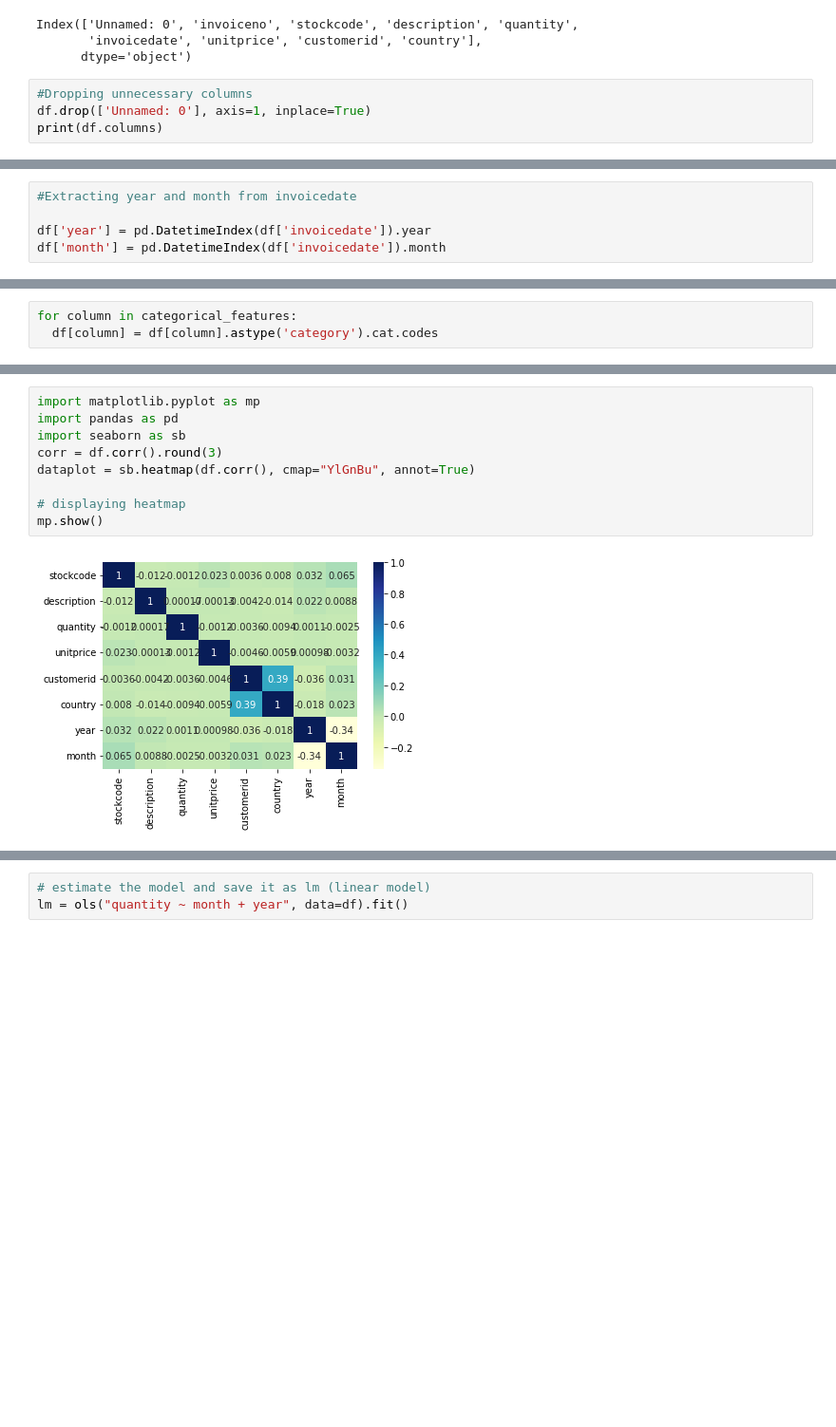
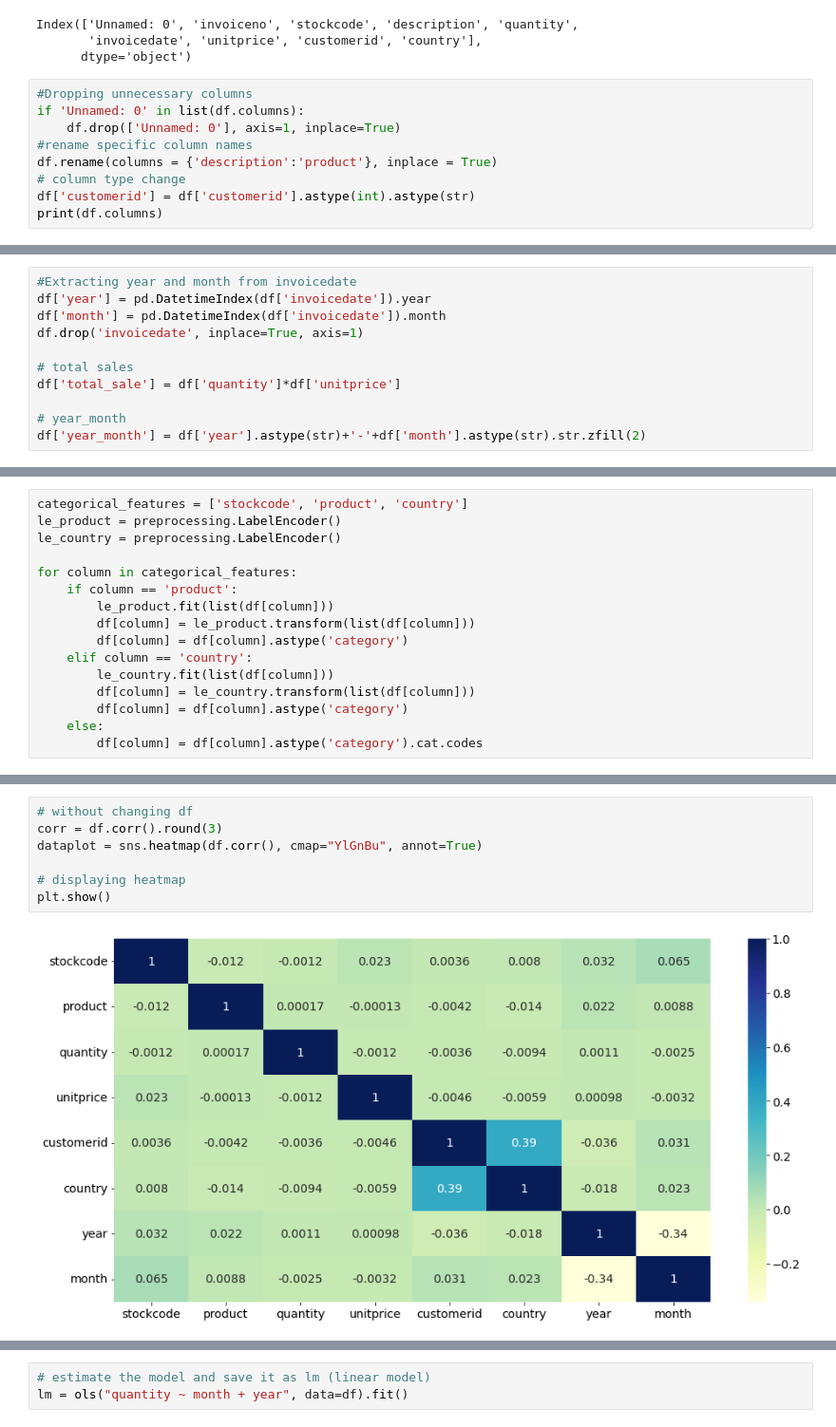
Before and after one commit to Aukerul-Shuvo/DAAS_Retail, a Jupyter notebook: notebook/Diagnostic Analysis.ipynb, the cells around one changed output, grey strips where cells are left out. Shown at 95% size. Drawn from its saved outputs; the diff is of its cells as text; blank space fills up the shorter version.

```diff
--- a/notebook/Diagnostic Analysis.ipynb
+++ b/notebook/Diagnostic Analysis.ipynb
@@ -30,6 +46,11 @@ Index(['Unnamed: 0', 'invoiceno', 'stockcode', 'description', 'quantity',
       dtype='object')
 # %%
 #Dropping unnecessary columns
-df.drop(['Unnamed: 0'], axis=1, inplace=True)
+if 'Unnamed: 0' in list(df.columns):
+    df.drop(['Unnamed: 0'], axis=1, inplace=True)
+#rename specific column names
+df.rename(columns = {'description':'product'}, inplace = True)
+# column type change
+df['customerid'] = df['customerid'].astype(int).astype(str)
 print(df.columns)
 # %% [output]
@@ -38,9 +59,15 @@ Index(['invoiceno', 'stockcode', 'description', 'quantity', 'invoicedate',
       dtype='object')
 # %%
 #Extracting year and month from invoicedate
-
 df['year'] = pd.DatetimeIndex(df['invoicedate']).year
 df['month'] = pd.DatetimeIndex(df['invoicedate']).month
+df.drop('invoicedate', inplace=True, axis=1)
+
+# total sales
+df['total_sale'] = df['quantity']*df['unitprice']
+
+# year_month
+df['year_month'] = df['year'].astype(str)+'-'+df['month'].astype(str).str.zfill(2)
 # %%
 df.head()
 # %% [output]
@@ -55,3 +80,16 @@ categorical_features = ['stockcode', 'description', 'country', 'month', 'year']
 # %%
+categorical_features = ['stockcode', 'product', 'country']
+le_product = preprocessing.LabelEncoder()
+le_country = preprocessing.LabelEncoder()
+
 for column in categorical_features:
-  df[column] = df[column].astype('category').cat.codes
+    if column == 'product':
+        le_product.fit(list(df[column]))
+        df[column] = le_product.transform(list(df[column]))
+        df[column] = df[column].astype('category')
+    elif column == 'country':
+        le_country.fit(list(df[column]))
+        df[column] = le_country.transform(list(df[column]))
+        df[column] = df[column].astype('category')
+    else:
+        df[column] = df[column].astype('category').cat.codes
@@ -78,11 +128,9 @@ print(df)
 # %%
-import matplotlib.pyplot as mp
-import pandas as pd
-import seaborn as sb
+# without changing df
 corr = df.corr().round(3)
-dataplot = sb.heatmap(df.corr(), cmap="YlGnBu", annot=True)
+dataplot = sns.heatmap(df.corr(), cmap="YlGnBu", annot=True)
 
 # displaying heatmap
-mp.show()
+plt.show()
 # %% [output]
-[figure, old version]
+[figure, new version]
```
Also changed, not shown: parts of 23 cells of this notebook.
